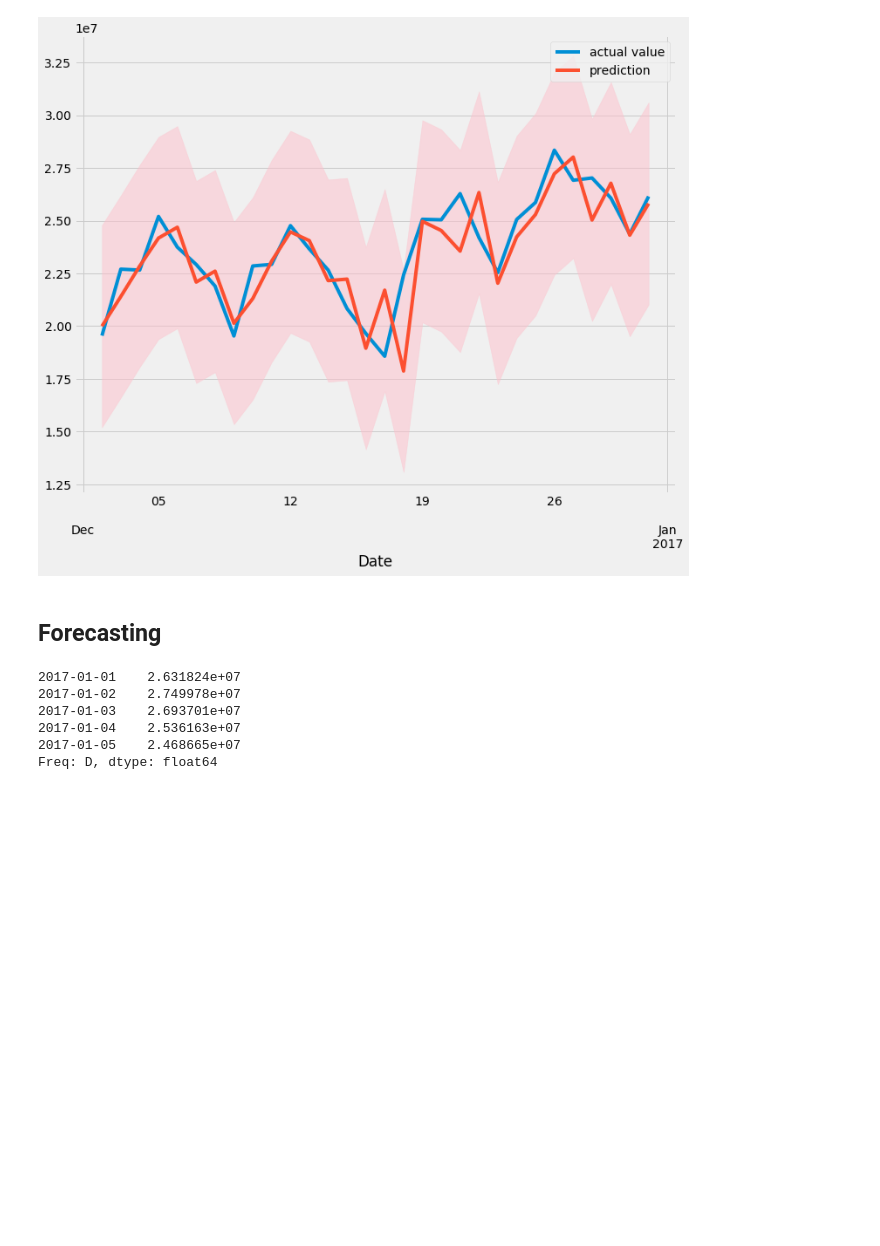
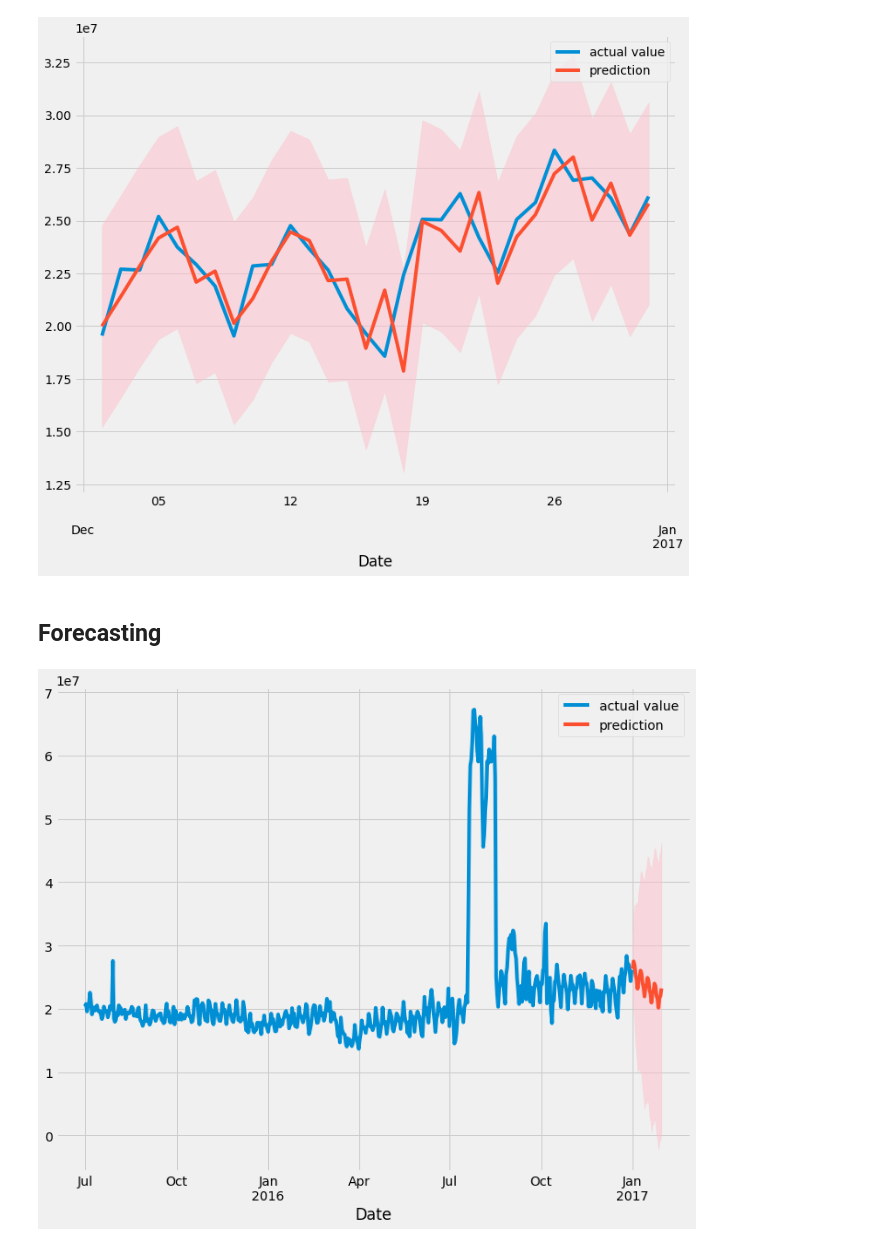
Before and after one commit to Subikshaa/Time-Series-Forecasting-on-Web-Traffic-Dataset, a Jupyter notebook: forecast.ipynb, the cells around one changed output. Drawn from its saved outputs; the diff is of its cells as text; code cells hidden in the pictures; blank space fills up the shorter version.

```diff
--- a/forecast.ipynb
+++ b/forecast.ipynb
@@ -362,12 +362,16 @@ plt.show()
 # %%
 forecast_values = result.get_forecast(steps=30)
 forecast_values_mean = forecast_values.predicted_mean
+conf_interval = forecast_values.conf_int()
-# %%
-forecast_values_mean.head()
-# %% [output]
-2017-01-01    2.631824e+07
-2017-01-02    2.749978e+07
-2017-01-03    2.693701e+07
-2017-01-04    2.536163e+07
-2017-01-05    2.468665e+07
-Freq: D, dtype: float64
+# %%
+fig,ax=plt.subplots()
+top_page_filtered.rename(columns={'Views':'actual value'}).plot(ax=ax)
+forecast_values_mean.plot(ax=ax,label='prediction')
+plt.fill_between(conf_interval.index, \
+                conf_interval['lower Views'], \
+                conf_interval['upper Views'], \
+                color='pink', alpha=0.5)
+plt.legend()
+plt.show()
+# %% [output]
+[figure, added]
```
